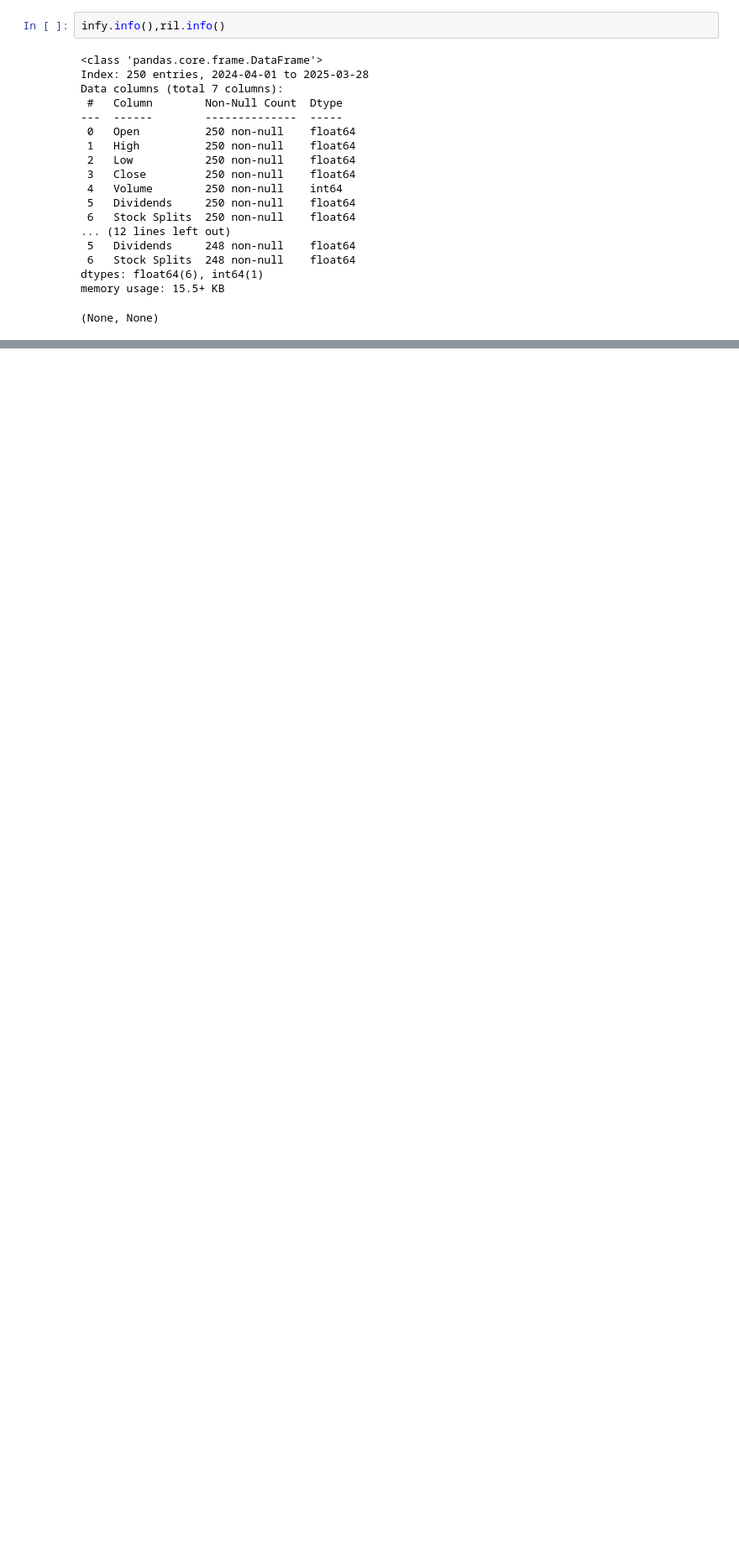
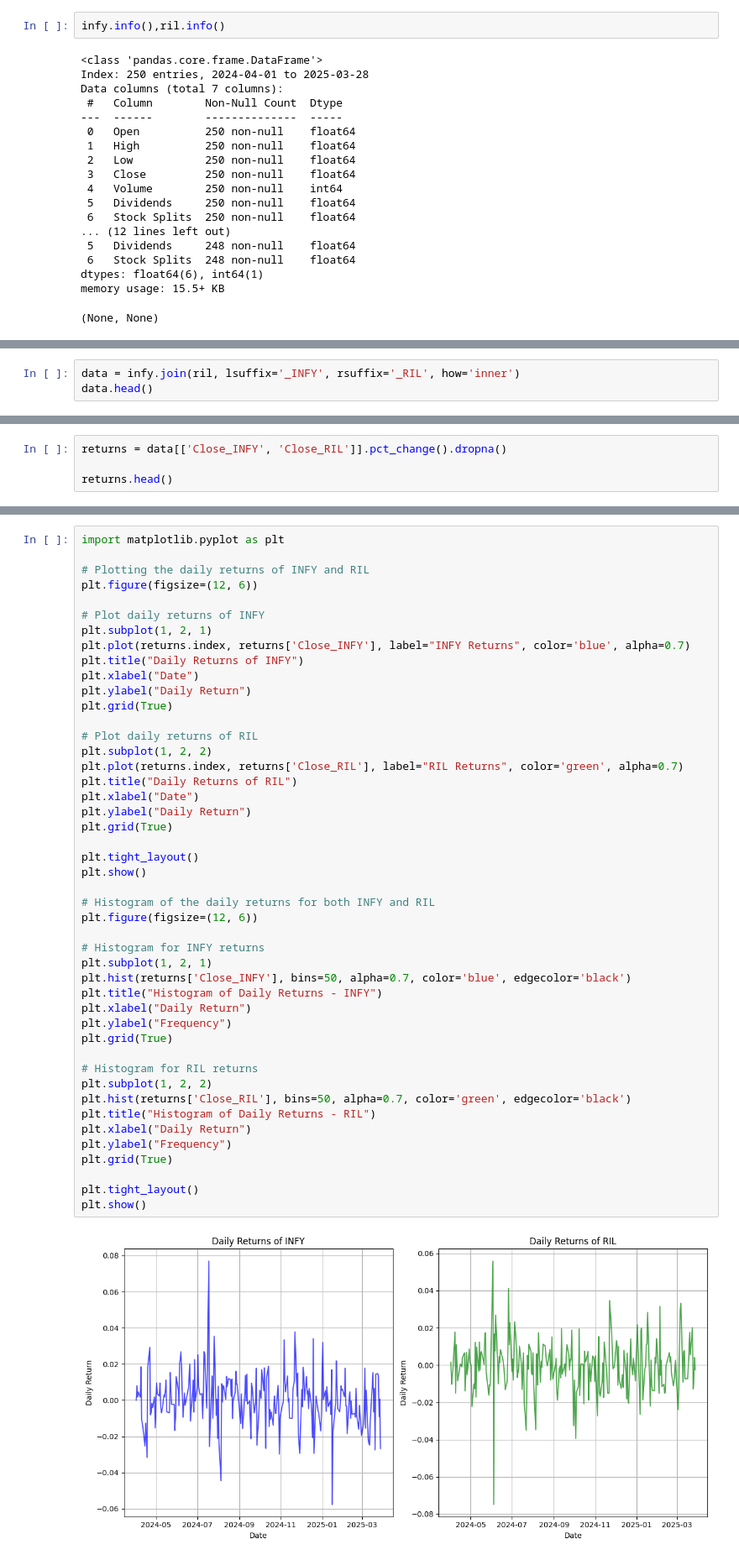
Before and after one commit to msiddhesh/MDS202347_assignment1_Siddhesh_Maheshwari, a Jupyter notebook: MDS202347_assignment1_Siddhesh_Maheshwari.ipynb, the cells around one changed output, grey strips where cells are left out. Shown at 84% size. Drawn from its saved outputs; the diff is of its cells as text; blank space fills up the shorter version.

```diff
--- a/MDS202347_assignment1_Siddhesh_Maheshwari.ipynb
+++ b/MDS202347_assignment1_Siddhesh_Maheshwari.ipynb
@@ -297,0 +313,3 @@ ril.head()
+# %%
+data = infy.join(ril, lsuffix='_INFY', rsuffix='_RIL', how='inner')
+data.head()
@@ -297,0 +345,4 @@ ril.head()
+# %%
+returns = data[['Close_INFY', 'Close_RIL']].pct_change().dropna()
+
+returns.head()
@@ -297,0 +356,48 @@ ril.head()
+# %%
+import matplotlib.pyplot as plt
+
+# Plotting the daily returns of INFY and RIL
+plt.figure(figsize=(12, 6))
+
+# Plot daily returns of INFY
+plt.subplot(1, 2, 1)
+plt.plot(returns.index, returns['Close_INFY'], label="INFY Returns", color='blue', alpha=0.7)
+plt.title("Daily Returns of INFY")
+plt.xlabel("Date")
+plt.ylabel("Daily Return")
+plt.grid(True)
+
+# Plot daily returns of RIL
+plt.subplot(1, 2, 2)
+plt.plot(returns.index, returns['Close_RIL'], label="RIL Returns", color='green', alpha=0.7)
+plt.title("Daily Returns of RIL")
+plt.xlabel("Date")
+plt.ylabel("Daily Return")
+plt.grid(True)
+
+plt.tight_layout()
+plt.show()
+
+# Histogram of the daily returns for both INFY and RIL
+plt.figure(figsize=(12, 6))
+
+# Histogram for INFY returns
+plt.subplot(1, 2, 1)
+plt.hist(returns['Close_INFY'], bins=50, alpha=0.7, color='blue', edgecolor='black')
+plt.title("Histogram of Daily Returns - INFY")
+plt.xlabel("Daily Return")
+plt.ylabel("Frequency")
+plt.grid(True)
+
+# Histogram for RIL returns
+plt.subplot(1, 2, 2)
+plt.hist(returns['Close_RIL'], bins=50, alpha=0.7, color='green', edgecolor='black')
+plt.title("Histogram of Daily Returns - RIL")
+plt.xlabel("Daily Return")
+plt.ylabel("Frequency")
+plt.grid(True)
+
+plt.tight_layout()
+plt.show()
+# %% [output]
+[figure, added]
```
Also changed, not shown: parts of 31 cells of this notebook.
